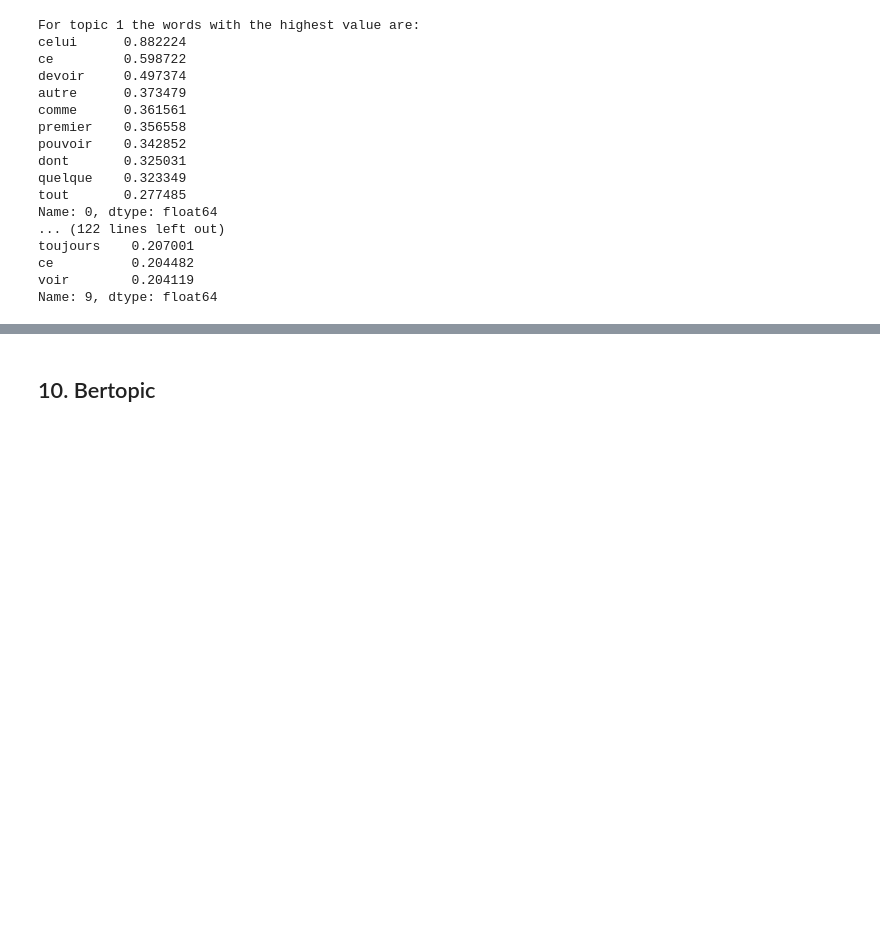
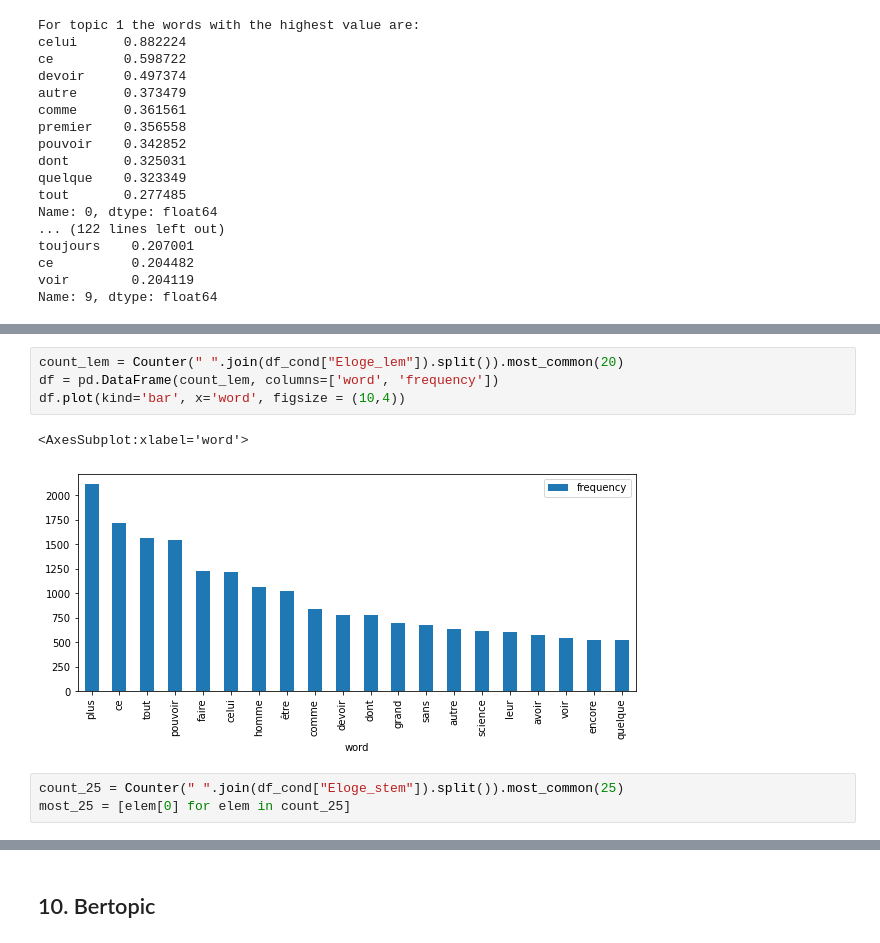
Before and after one commit to LHST-EPFL/eloge_academie, a Jupyter notebook: Code/Condorcet/Topic Modeling.ipynb, the cells around one changed output, grey strips where cells are left out. Saved outputs shown, nothing was run; the diff lists cells and outputs as text; blank space fills up the shorter version.

```diff
--- a/Code/Condorcet/Topic Modeling.ipynb
+++ b/Code/Condorcet/Topic Modeling.ipynb
@@ -476,0 +604,10 @@ FileNotFoundError: [Errno 2] No such file or directory: 'Output/mallet.topic_key
+# %%
+count_lem = Counter(" ".join(df_cond["Eloge_lem"]).split()).most_common(20)
+df = pd.DataFrame(count_lem, columns=['word', 'frequency'])
+df.plot(kind='bar', x='word', figsize = (10,4))
+# %% [output]
+<AxesSubplot:xlabel='word'>
+[figure, added]
+# %%
+count_25 = Counter(" ".join(df_cond["Eloge_stem"]).split()).most_common(25)
+most_25 = [elem[0] for elem in count_25]
```
Also changed, not shown: parts of 40 cells of this notebook.
